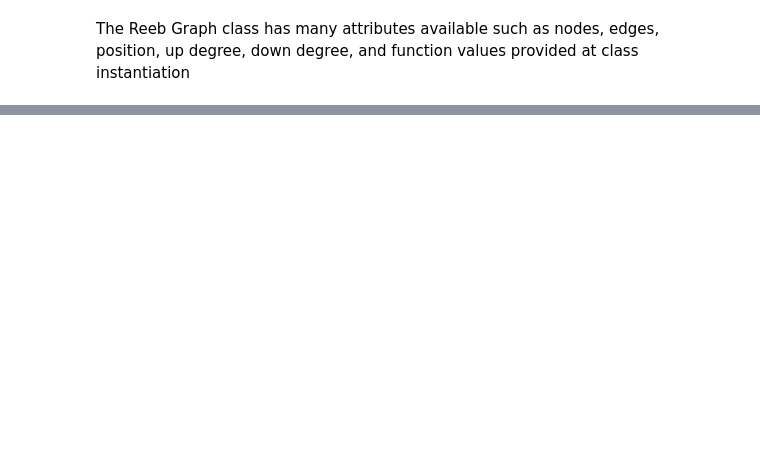
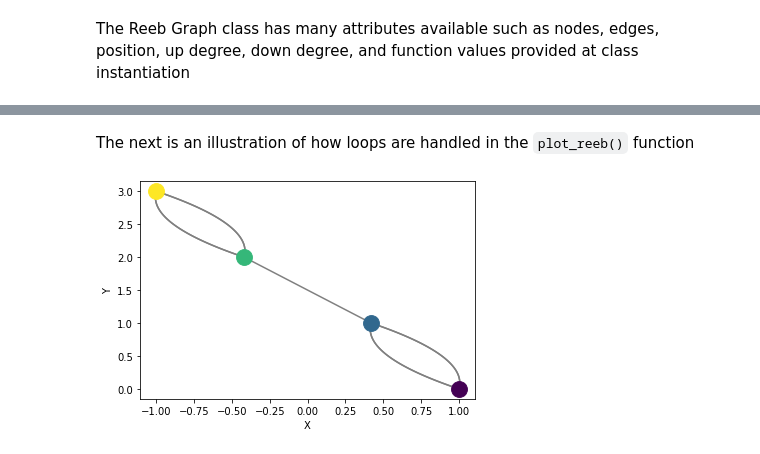
Before and after one commit to MunchLab/ceREEBerus, a Jupyter notebook: notebooks/reeb_plot.ipynb, the cells around one changed output, grey strips where cells are left out. Drawn from its saved outputs; the diff is of its cells as text; code cells hidden in the pictures; blank space fills up the shorter version.

```diff
--- a/notebooks/reeb_plot.ipynb
+++ b/notebooks/reeb_plot.ipynb
@@ -459,0 +84,7 @@ plt.plot(np.array(test))
+# %% [markdown]
+The next is an illustration of how loops are handled in the `plot_reeb()` function
+# %%
+sl = graphs.reeb_simple_loops()
+Reeb.plot_reeb(sl)
+# %% [output]
+[figure, added]
```
Also changed, not shown: parts of 53 cells of this notebook, 6 other files.
